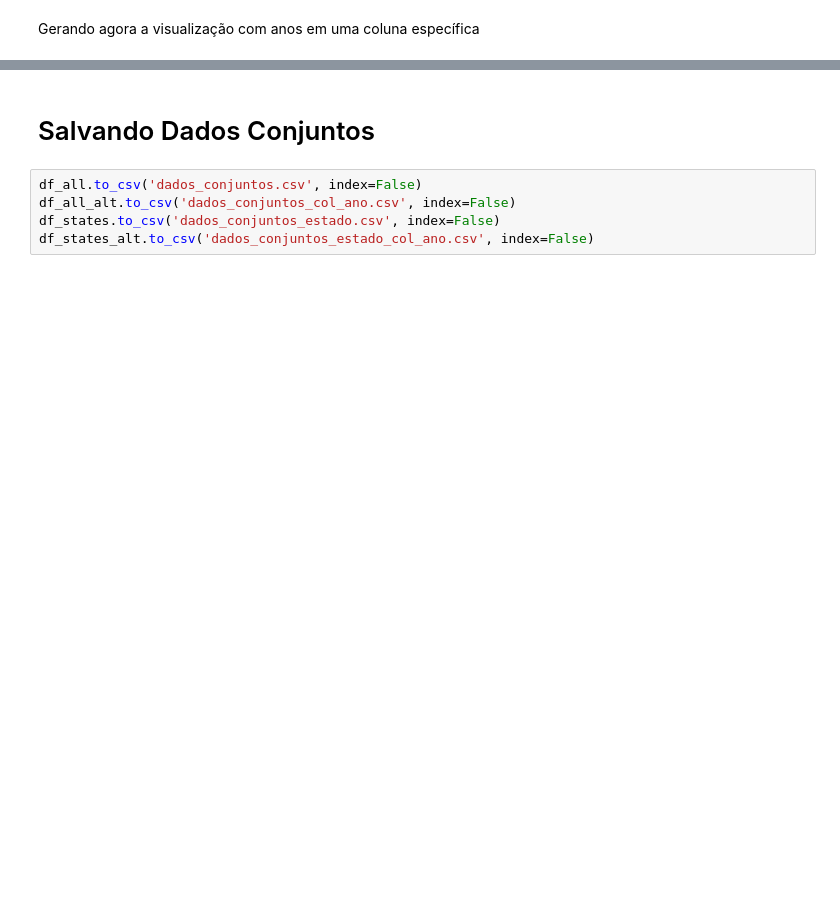
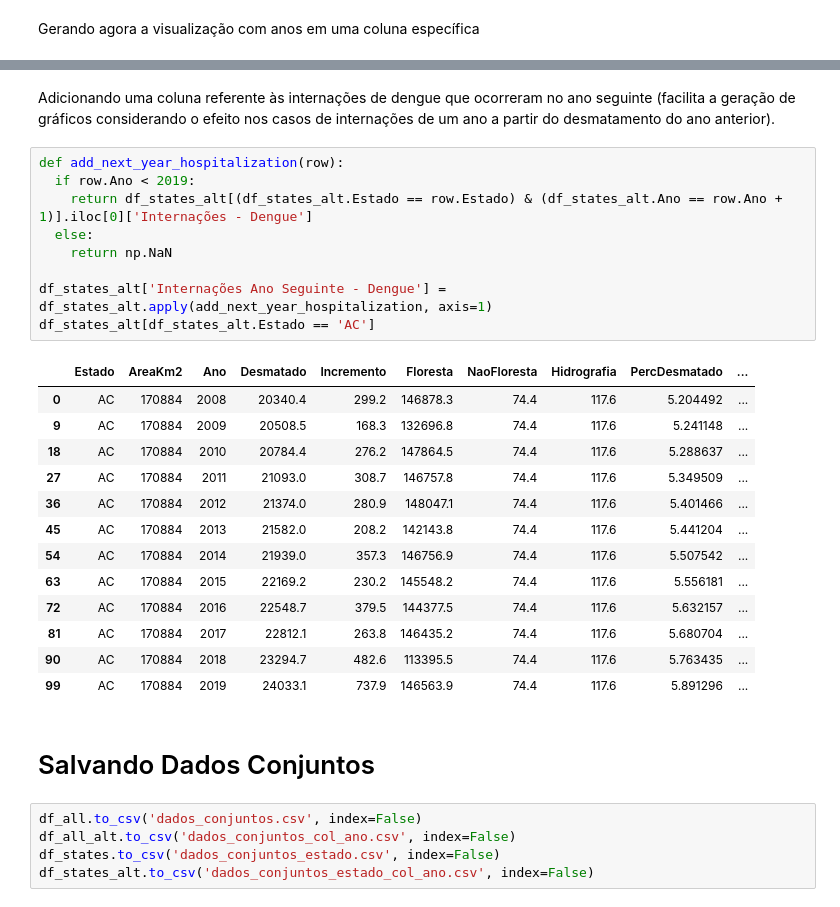
Before and after one commit to george-gca/MO826_IA368_CF044, a Jupyter notebook: notebooks/Pré_Processamento_Juntando_os_Dados.ipynb, the cells around one changed output, grey strips where cells are left out. Cells and saved outputs as stored; diff of their text form; blank space fills up the shorter version.

```diff
--- a/notebooks/Pré_Processamento_Juntando_os_Dados.ipynb
+++ b/notebooks/Pré_Processamento_Juntando_os_Dados.ipynb
@@ -468,3 +505,28 @@ df_states_alt
+# %% [markdown]
+Adicionando uma coluna referente às internações de dengue que ocorreram no ano seguinte (facilita a geração de gráficos considerando o efeito nos casos de internações de um ano a partir do desmatamento do ano anterior).
+# %%
+def add_next_year_hospitalization(row):
+  if row.Ano < 2019:
+    return df_states_alt[(df_states_alt.Estado == row.Estado) & (df_states_alt.Ano == row.Ano + 1)].iloc[0]['Internações - Dengue']
+  else:
+    return np.NaN
+
+df_states_alt['Internações Ano Seguinte - Dengue'] = df_states_alt.apply(add_next_year_hospitalization, axis=1)
+df_states_alt[df_states_alt.Estado == 'AC']
+# %% [output]
+|  | Estado | AreaKm2 | Ano | Desmatado | Incremento | Floresta | NaoFloresta | Hidrografia | PercDesmatado | ... |
+| 0 | AC | 170884 | 2008 | 20340.4 | 299.2 | 146878.3 | 74.4 | 117.6 | 5.204492 | ... |
+| 9 | AC | 170884 | 2009 | 20508.5 | 168.3 | 132696.8 | 74.4 | 117.6 | 5.241148 | ... |
+| 18 | AC | 170884 | 2010 | 20784.4 | 276.2 | 147864.5 | 74.4 | 117.6 | 5.288637 | ... |
+| 27 | AC | 170884 | 2011 | 21093.0 | 308.7 | 146757.8 | 74.4 | 117.6 | 5.349509 | ... |
+| 36 | AC | 170884 | 2012 | 21374.0 | 280.9 | 148047.1 | 74.4 | 117.6 | 5.401466 | ... |
+| 45 | AC | 170884 | 2013 | 21582.0 | 208.2 | 142143.8 | 74.4 | 117.6 | 5.441204 | ... |
+| 54 | AC | 170884 | 2014 | 21939.0 | 357.3 | 146756.9 | 74.4 | 117.6 | 5.507542 | ... |
+| 63 | AC | 170884 | 2015 | 22169.2 | 230.2 | 145548.2 | 74.4 | 117.6 | 5.556181 | ... |
+| 72 | AC | 170884 | 2016 | 22548.7 | 379.5 | 144377.5 | 74.4 | 117.6 | 5.632157 | ... |
+| 81 | AC | 170884 | 2017 | 22812.1 | 263.8 | 146435.2 | 74.4 | 117.6 | 5.680704 | ... |
+| 90 | AC | 170884 | 2018 | 23294.7 | 482.6 | 113395.5 | 74.4 | 117.6 | 5.763435 | ... |
+| 99 | AC | 170884 | 2019 | 24033.1 | 737.9 | 146563.9 | 74.4 | 117.6 | 5.891296 | ... |
 # %% [markdown]
 # Salvando Dados Conjuntos
 # %%
```
Also changed, not shown: parts of 17 cells of this notebook.
